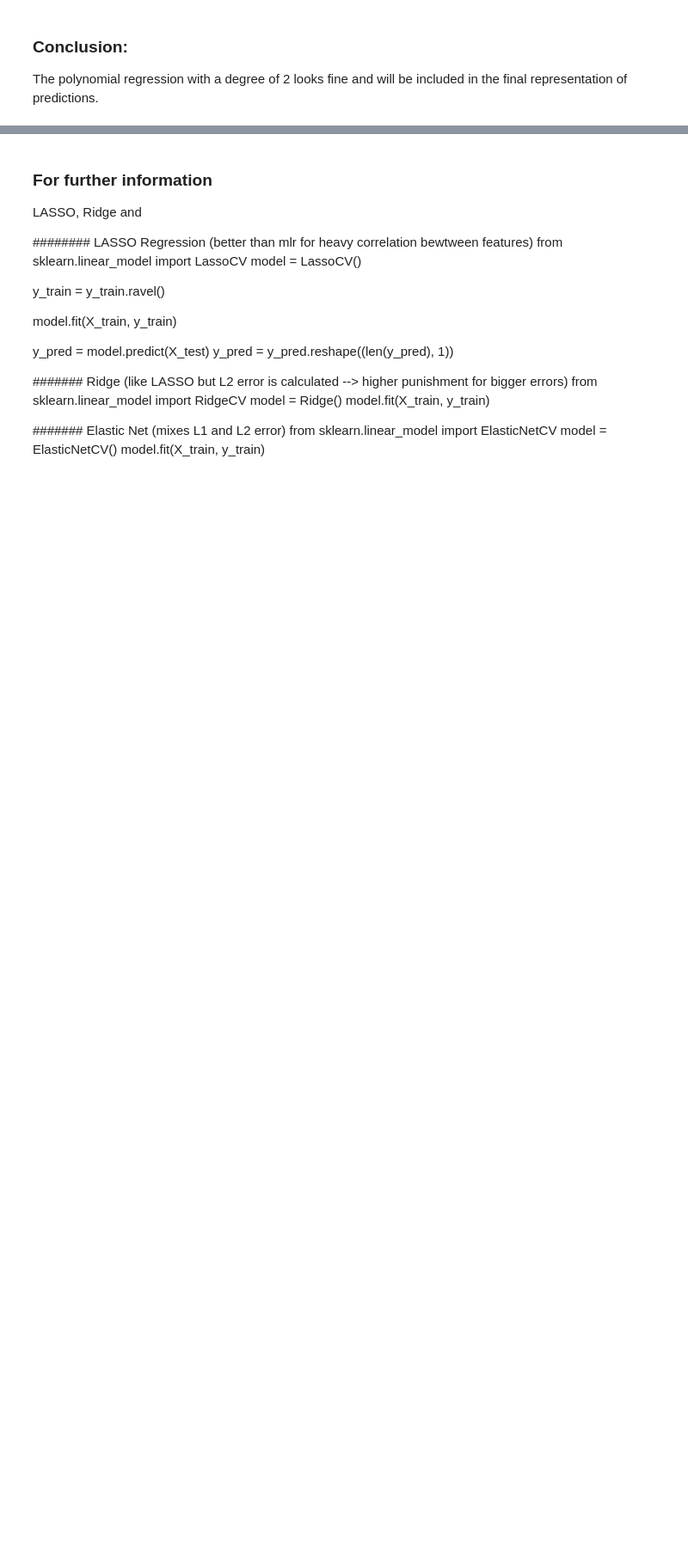
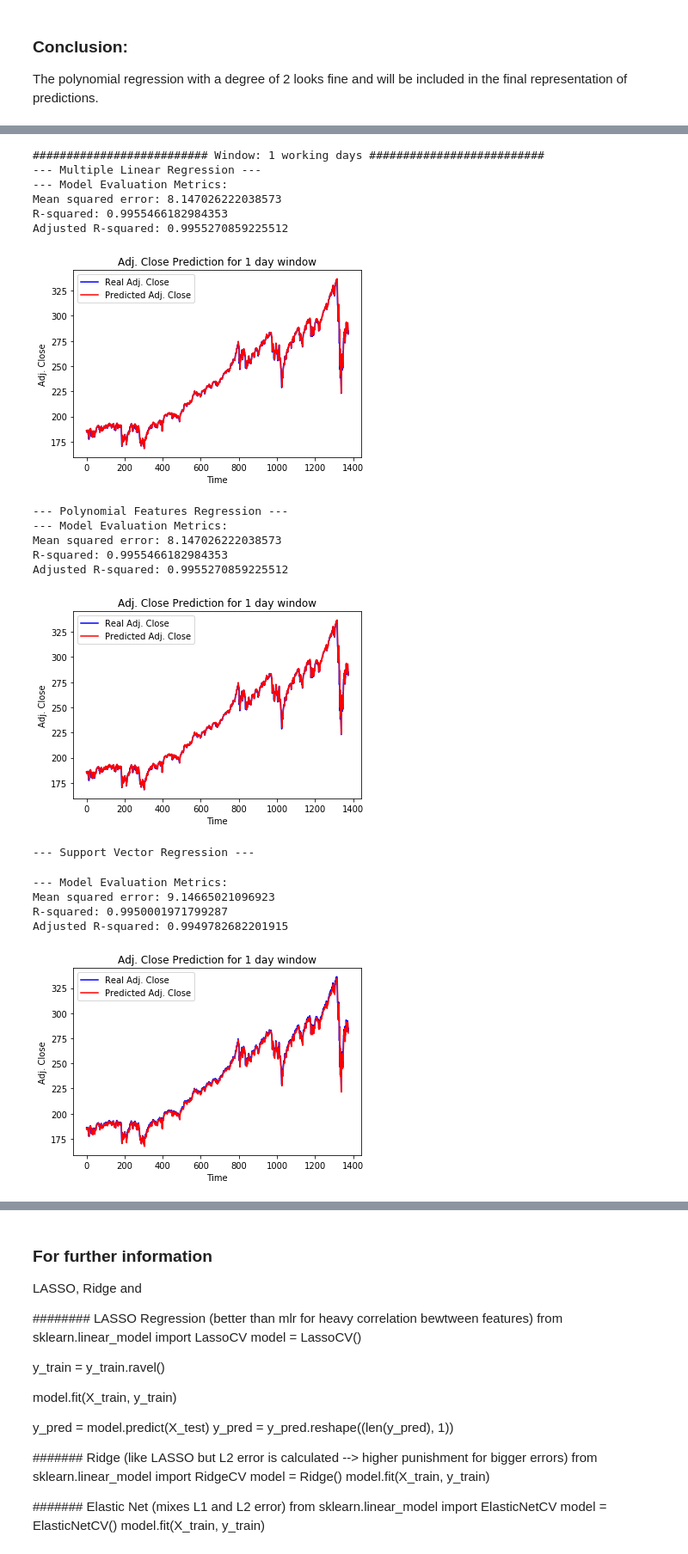
Before and after one commit to MaxMaelicke/dsnd_capstone_stock_price_predictor, a Jupyter notebook: Stock Price Predictor_Data and Model Exploration.ipynb, the cells around one changed output, grey strips where cells are left out. Shown: that part at 86% size. Saved outputs shown, nothing was run; the diff lists cells and outputs as text; code cells hidden in the pictures; blank space fills up the shorter version.

Commit message:
Added SVR; Added GridSearchCV for several models; Refractored functions

```diff
--- a/Stock Price Predictor_Data and Model Exploration.ipynb
+++ b/Stock Price Predictor_Data and Model Exploration.ipynb
@@ -1015,5 +704,0 @@ windows = [1, 5, 10, 20]
-# %%
-for window in windows:
-    X, y = import_engineer_data(window = window)
-    print(X.shape, y.shape)
-    y_pred = split_scale_train_predict()
@@ -1105,4 +704,0 @@ regressors2 = [LinearRegression(),
-# %%
-for regressor in regressors2:
-    X, y = import_engineer_data()
-    y_pred = split_scale_train_predict(regressor = regressor)
@@ -1129,0 +738,17 @@ array=[0.30346001 0.30346001 0.30346001 0.30346001 0.30346001 0.30346001
+# %%
+# Regressor & Scaler Combination
+# SVR, LASSO, Ridge and ElasticNet work better with StandardScaler
+# including GridSearch cross-validation for SVR, LASSO, Ridge and ElasticNet
+svr_params = {'kernel': ['rbf'], 'gamma': [1e-3, 1e-4], 'C': [1, 10, 100, 1000]}
+lasso_params = {'alpha': [1e-3, 1e-2, 1, 2, 5, 10]}
+ridge_params = {'alpha': [1e-3, 1e-2, 1, 2, 5, 10]}
+elastic_params = {'alpha': [1e-3, 1e-2, 1, 2, 5, 10], 'l1_ratio': [0, 0.25, 0.5, 0.75, 1]}
+
+regressors_scalers = {
+    'Multiple Linear Regression': [LinearRegression(), MinMaxScaler(feature_range = (0, 1))],
+    'Polynomial Features Regression': [LinearRegression(PolynomialFeatures(degree = 2)), MinMaxScaler(feature_range = (0, 1))],
+    'Support Vector Regression': [GridSearchCV(SVR(), param_grid = svr_params, cv=10,n_jobs=-1), StandardScaler()],
+    'LASSO Regression': [GridSearchCV(Lasso(), param_grid = lasso_params, cv=10,n_jobs=-1), StandardScaler()],
+    'Ridge Regression': [GridSearchCV(Ridge(), param_grid = ridge_params, cv=10,n_jobs=-1), StandardScaler()],
+    'Elastic Net Regression': [GridSearchCV(ElasticNet(), param_grid = elastic_params, cv=10,n_jobs=-1), StandardScaler()]
+}
@@ -1129,0 +759,39 @@ array=[0.30346001 0.30346001 0.30346001 0.30346001 0.30346001 0.30346001
+# %%
+for window in windows:
+    X, y = import_engineer_data(window = window)
+    lowest_mse = 1000
+    highest_adj_r2 = 0.001
+    print('########################## Window: {} working days ##########################'.format(window))
+    for regressor in regressors_scalers:
+        print('--- {} ---'.format(regressor))
+        y_pred, y_test, err, mse, r2, adj_r2 = split_scale_train_predict(X, y, regressor = regressors_scalers[regressor][0], scaler = regressors_scalers[regressor][1])
+        if mse < lowest_mse:
+            lowest_mse = mse
+            best_mse_model = regressor
+        if adj_r2 > highest_adj_r2:
+            highest_adj_r2 = adj_r2
+            best_adj_r2_model = regressor
+        plot_results(y_pred, y_test, err, window)
+    print('Lowest mean squared error: {} / Regressor: {}'.format(lowest_mse, best_mse_model))
+    print('Highest adjusted R-squared: {} / Regressor: {}'.format(highest_adj_r2, best_adj_r2_model))
+    print('')
+# %% [output]
+########################## Window: 1 working days ##########################
+--- Multiple Linear Regression ---
+--- Model Evaluation Metrics:
+Mean squared error: 8.147026222038573
+R-squared: 0.9955466182984353
+Adjusted R-squared: 0.9955270859225512
+[figure, added]
+--- Polynomial Features Regression ---
+--- Model Evaluation Metrics:
+Mean squared error: 8.147026222038573
+R-squared: 0.9955466182984353
+Adjusted R-squared: 0.9955270859225512
+[figure, added]
+--- Support Vector Regression ---
+--- Model Evaluation Metrics:
+Mean squared error: 9.14665021096923
+R-squared: 0.9950001971799287
+Adjusted R-squared: 0.9949782682201915
+[figure, added]
```
Also changed, not shown: parts of 53 cells of this notebook.
